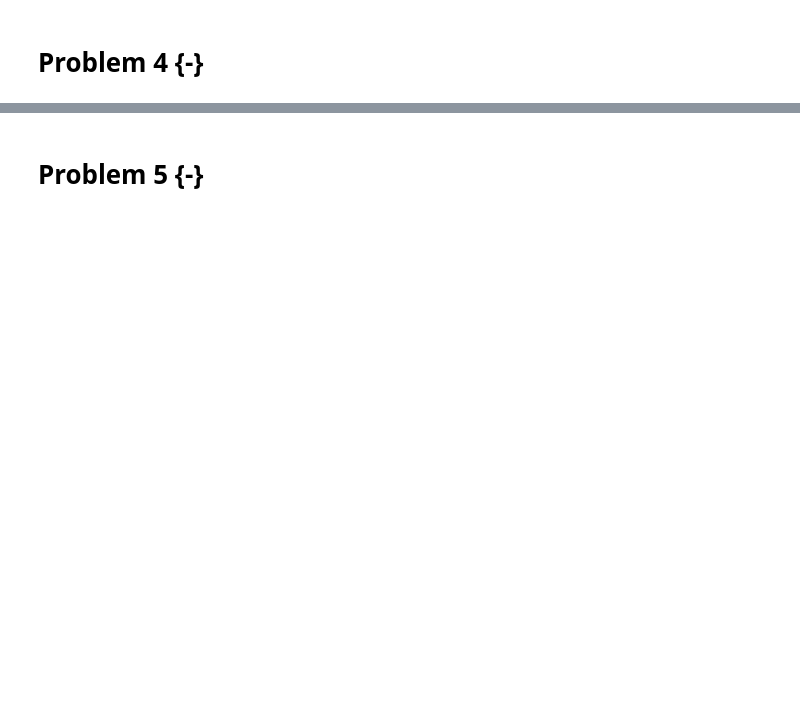
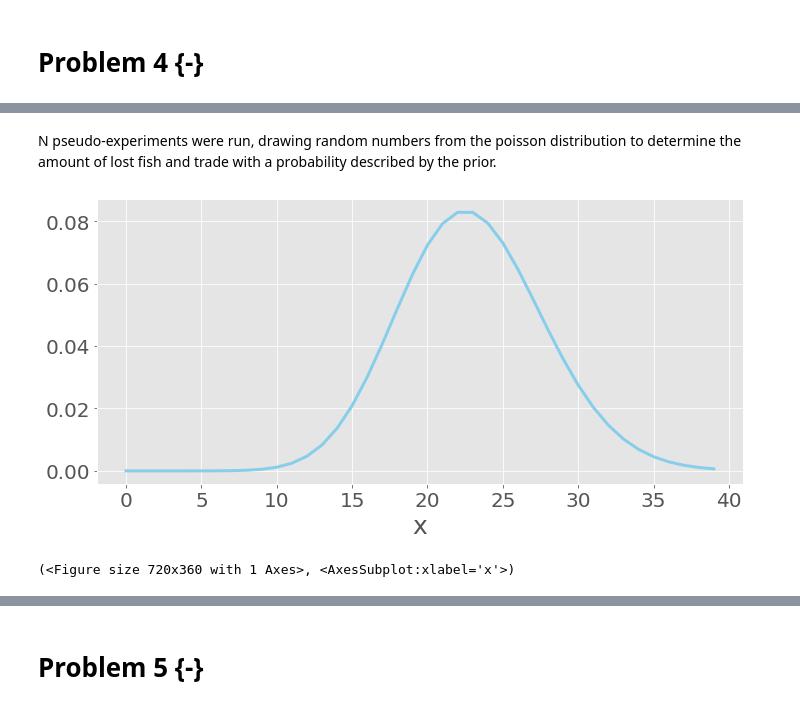
Before and after one commit to Kiril94/AMAS, a Jupyter notebook: Main_exam/AMAS_Exam_2021.ipynb, the cells around one changed output, grey strips where cells are left out. Saved outputs shown, nothing was run; the diff lists cells and outputs as text; code cells hidden in the pictures; blank space fills up the shorter version.

```diff
--- a/Main_exam/AMAS_Exam_2021.ipynb
+++ b/Main_exam/AMAS_Exam_2021.ipynb
@@ -311,0 +387,12 @@ def update_masses():
+# %% [markdown]
+N pseudo-experiments were run, drawing random numbers from the poisson distribution to determine the amount of lost fish and trade with a probability described by the prior.
+# %%
+A0 = 412
+lam = 23
+def A_new(A0): return A0-stats.poisson.rvs(lam)-5
+def f_likelihood(x,lam = lam): return stats.poisson.pmf(x, lam)
+xaxis = np.arange(40)
+vis.nice_plot(xaxis, f_likelihood(xaxis))
+# %% [output]
+[figure, added]
+(<Figure size 720x360 with 1 Axes>, <AxesSubplot:xlabel='x'>)
```
Also changed, not shown: parts of 20 cells of this notebook.
